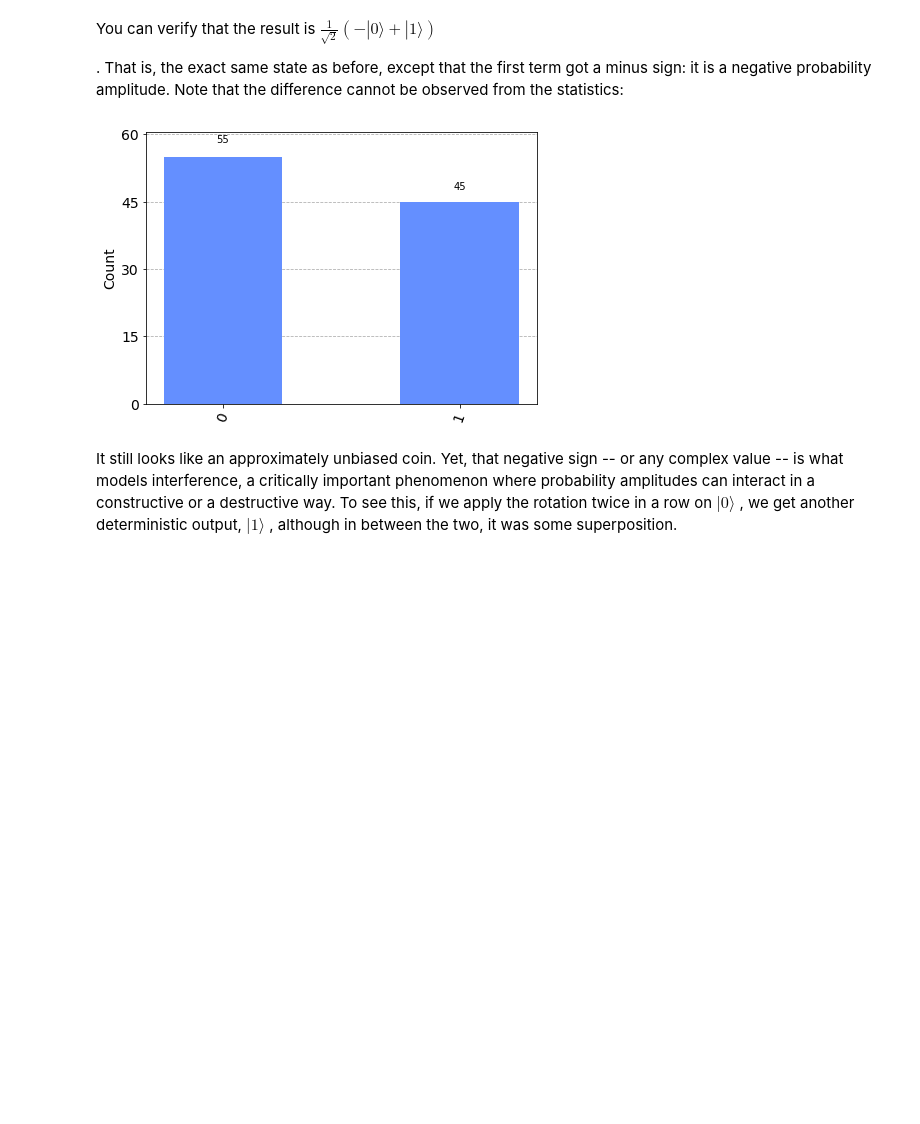
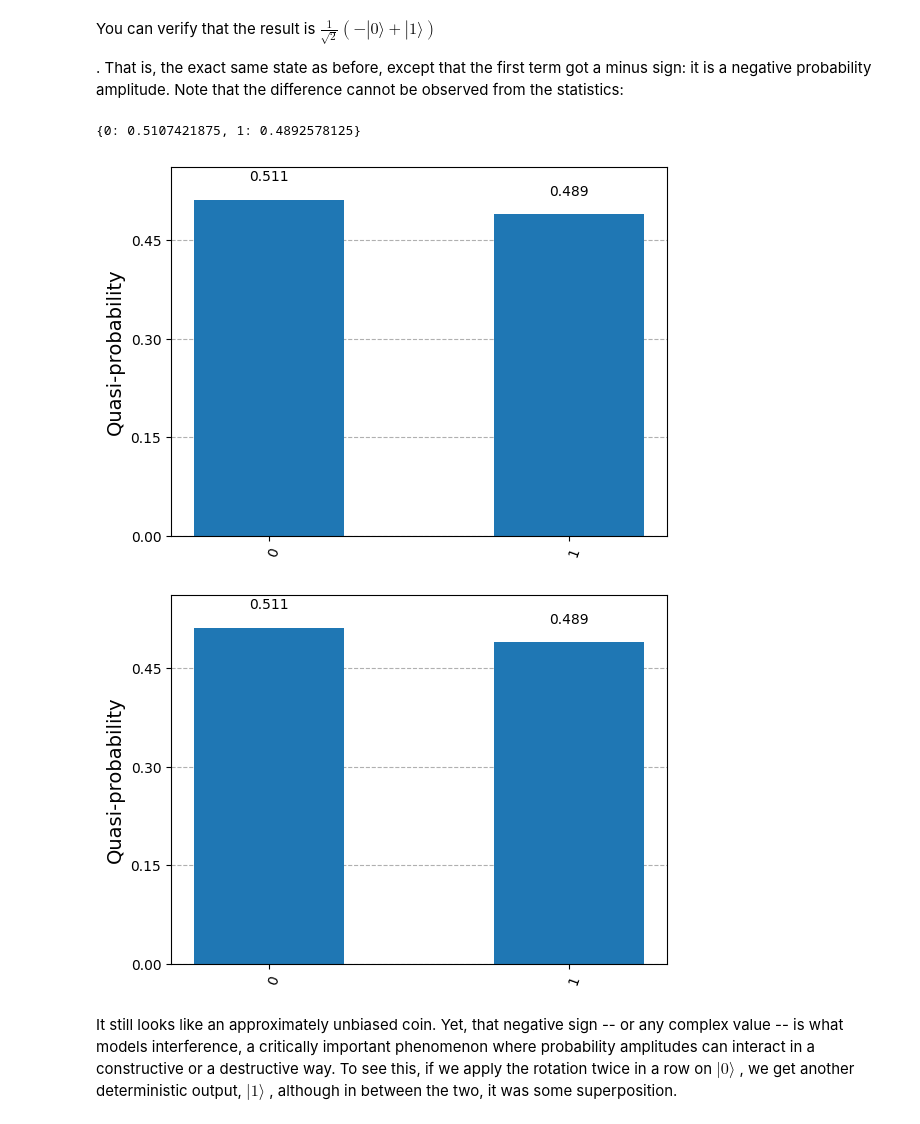
Before and after one commit to MonitSharma/Learn-Quantum-Machine-Learning, a Jupyter notebook: Classical_and_Quantum_Probabilities.ipynb, the cells around one changed output. Cells and saved outputs as stored; diff of their text form; code cells hidden in the pictures; blank space fills up the shorter version.

```diff
--- a/Classical_and_Quantum_Probabilities.ipynb
+++ b/Classical_and_Quantum_Probabilities.ipynb
@@ -243,14 +225,16 @@ Successfully installed cryptography-39.0.2 dill-0.3.6 ntlm-auth-1.5.0 pbr-5.11.1
 # %%
 from qiskit import QuantumCircuit, ClassicalRegister, QuantumRegister
-from qiskit import execute
-from qiskit import Aer
-from qiskit.tools.visualization import plot_histogram, plot_bloch_multivector
+from qiskit_aer import AerSimulator
+from qiskit.visualization import plot_histogram, plot_bloch_multivector
+from qiskit.primitives import BackendEstimator, BackendSampler
 
 import numpy as np
 π = np.pi
 
-backend = Aer.get_backend('qasm_simulator')
+backend = AerSimulator(method='statevector')
 
 q = QuantumRegister(1)
 c = ClassicalRegister(1)
 circuit = QuantumCircuit(q, c)
+circuit.measure(q, c)
+circuit.draw(output='mpl')
@@ -272,0 +249,4 @@ result.get_counts(circuit)
+# %%
+sampler = BackendSampler(backend=backend)
+result = sampler.run(circuit).result()
+print(result.quasi_dists[0])
@@ -290,0 +265,9 @@ plot_bloch_multivector(job.result().get_statevector(circuit))
+# %%
+# get the statevcector
+from qiskit.quantum_info import Statevector
+q = QuantumRegister(1)
+c = ClassicalRegister(1)
+circuit = QuantumCircuit(q, c)
+state = Statevector.from_instruction(circuit)
+print(state)
+plot_bloch_multivector(state)
@@ -311,0 +300,5 @@ plot_histogram(job.result().get_counts(circuit))
+# %%
+job = sampler.run(circuit)
+result = job.result()
+print(result.quasi_dists[0])
+plot_histogram(result.quasi_dists[0])
@@ -343,10 +352,15 @@ You can verify that the result is $\frac{1}{\sqrt{2}}(-|0\rangle + |1\rangle)$
 . That is, the exact same state as before, except that the first term got a minus sign: it is a negative probability amplitude. Note that the difference cannot be observed from the statistics:
 # %%
 circuit.measure(q, c)
-job = execute(circuit, backend, shots=100)
-plot_histogram(job.result().get_counts(circuit))
+
+job = sampler.run(circuit)
+result = job.result()
+print(result.quasi_dists[0])
+plot_histogram(result.quasi_dists[0])
 # %% [output]
+{0: 0.5107421875, 1: 0.4892578125}
-[figure, old version]
+[figure, new version]
+[figure, added]
 # %% [markdown]
 It still looks like an approximately unbiased coin. Yet, that negative sign -- or any complex value -- is what models interference, a critically important phenomenon where probability amplitudes can interact in a constructive or a destructive way. To see this, if we apply the rotation twice in a row on $|0⟩$
 , we get another deterministic output, $|1⟩$
```
Also changed, not shown: parts of 18 cells of this notebook, 10 other files.
